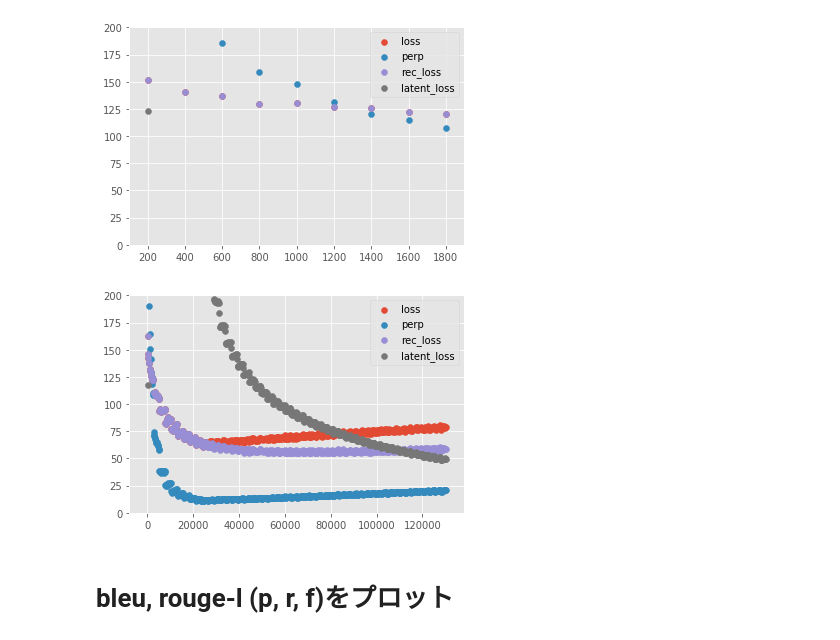
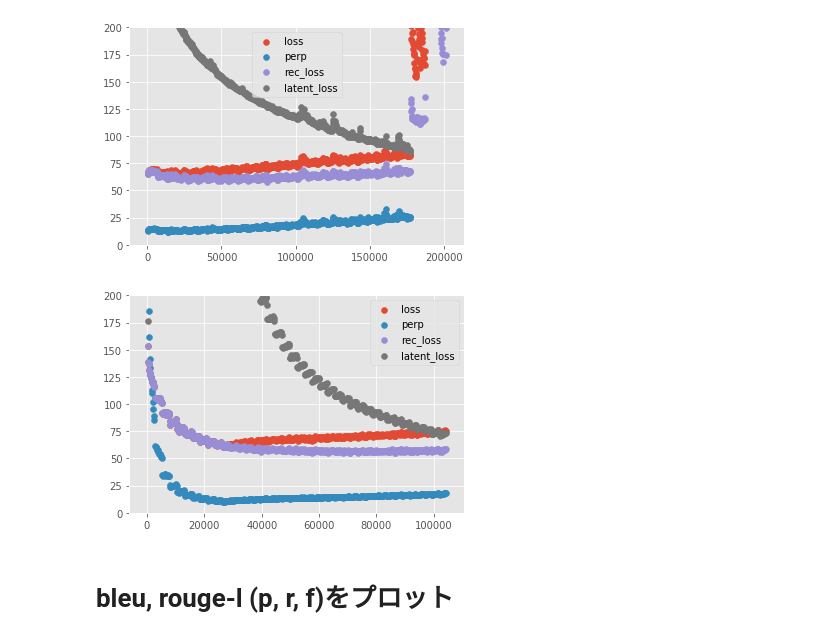
Before and after one commit to eggplant60/vae_lyrics, a Jupyter notebook: Plot_graph.ipynb, the cells around one changed output. Cells and saved outputs as stored; diff of their text form; code cells hidden in the pictures.

```diff
--- a/Plot_graph.ipynb
+++ b/Plot_graph.ipynb
@@ -12,36 +18,36 @@ plt.style.use('ggplot')
 
 # グラフ
 def plot_loss_perp(result_dir = 'result/'):
     f = open(os.path.join(result_dir, 'log'), 'r')
     log = json.load(f)
 
     iter = [d["iteration"] for d in log]
     epoch = [d["epoch"] for d in log]
     loss = [d["main/loss"] for d in log]
     perp = [d["main/perp"] for d in log]
 
     plt.scatter(iter, loss, label="loss")
     plt.scatter(iter, perp, label="perp")
 
     try:
         rec_loss = [d["main/rec"] for d in log]
         latent_loss = [d["main/lat"] for d in log]
         plt.scatter(iter, rec_loss, label="rec_loss")
         plt.scatter(iter, latent_loss, label="latent_loss")
     except:
         pass
 
     plt.legend()
     plt.ylim([0, 200])
     plt.show()
 
 plot_loss_perp()
 #plot_loss_perp(result_dir = 'result_ae_0121/')
 #plot_loss_perp(result_dir = 'result_ae_0123/')
-plot_loss_perp(result_dir = 'result_0208_C041/')
+plot_loss_perp(result_dir = 'result_0212_latent200/')
 # %% [output]
-[figure, old version]
+[figure, new version]
-[figure, old version]
+[figure, new version]
 # %% [markdown]
 # bleu, rouge-l (p, r, f)をプロット
 # %%
```
Also changed, not shown: parts of 3 cells of this notebook, 10 other files.
